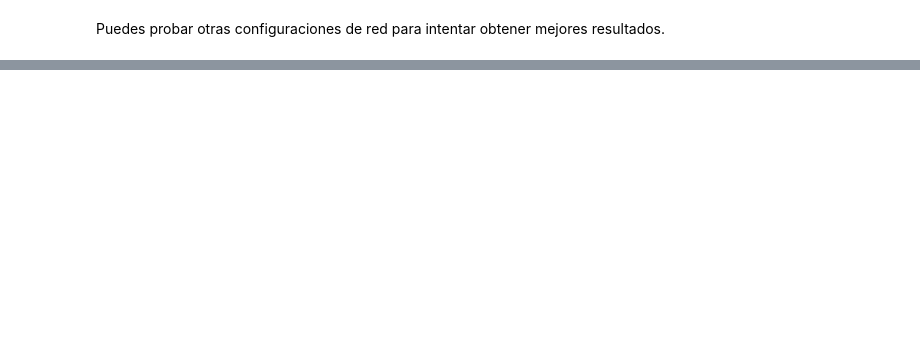
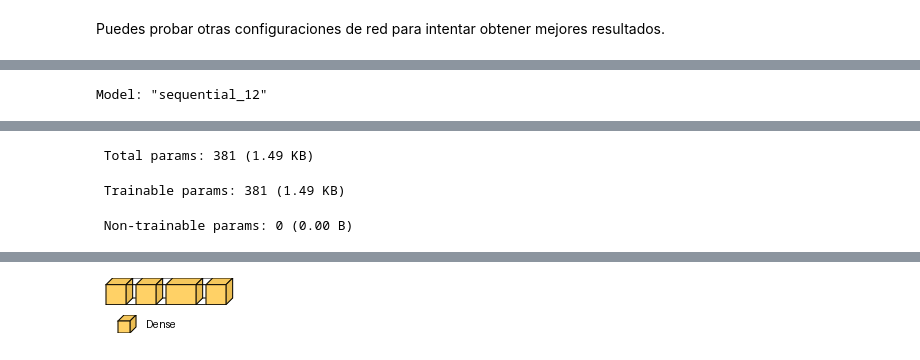
Before and after one commit to fernandopitaalbiac/A19_APDL_01, a Jupyter notebook: 20261122_DL_Regresion_Keras_TF2.ipynb, the cells around one changed output, grey strips where cells are left out. Drawn from its saved outputs; the diff is of its cells as text; code cells hidden in the pictures; blank space fills up the shorter version.

```diff
--- a/20261122_DL_Regresion_Keras_TF2.ipynb
+++ b/20261122_DL_Regresion_Keras_TF2.ipynb
@@ -309,0 +480,68 @@ Puedes probar otras configuraciones de red para intentar obtener mejores resulta
+# %%
+""" SE DEFINE LA RED """
+keras.utils.set_random_seed(seed) # Fijar semilla del keras/tensorflow
+
+n_input = 2      # Celdas en la capa de entrada (variables de entrada)
+n_hidden1 = 10   # Celdas en la capa oculta 1
+n_hidden2 = 10   # Celdas en la capa oculta 2
+n_hidden3 = 20   # Celdas en la capa oculta 3
+n_output = 1     # Celdas en la capa de salida (un valor numérico)
+
+# Definir las capas del modelo
+model = keras.Sequential()
+model.add(keras.layers.Dense(n_hidden1, input_dim=n_input,activation='relu', name="hidden1_layer"))
+model.add(keras.layers.Dense(n_hidden2, input_dim=n_input,activation='relu', name="hidden2_layer"))
+model.add(keras.layers.Dense(n_hidden3, input_dim=n_input,activation='relu', name="hidden3_layer"))
+model.add(keras.layers.Dense(n_output,name="output_layer"))
+
+# Como se puede ver, se crea un modelo secuencial donde cada capa añadida recibe
+# como entrada la salida de la anterior.
+# La dimensión de la entrada siempre se define en la primera capa del modelo
+# (parámetro input_dim) => model.add(Dense(n_hidden1, input_dim=n_input, name="hidden1_layer"))
+
+
+#Existe también una forma "funcional" de crear modelos. En este caso sería:
+# in_layer = Input(shape =(n_input,))
+# hidden_layer = Dense(n_hidden1, name="hidden1_layer",activation='relu')(in_layer)
+# out_layer = Dense(n_output, name="out_layer")(hidden_layer)
+#
+# model = Model(inputs = [in_layer], outputs = [out_layer])
+
+""" SE DEFINE EL MODELO """
+
+# Learning rate del modelo. Es el alpha que multiplicará a la derivada cuando
+# se va a hacer la modificación de los parámetros que se aprenden. En el vídeo
+# del "Descenso del gradiente" se explica su función
+learning_rate = 0.001
+
+# Definir el optimizador a utilizar (SGD, descenso del gradiente estocástico)
+sgd = keras.optimizers.SGD(learning_rate=learning_rate)
+
+# Compilar el modelo indicando la función de pérdida (loss) y el optimizador
+model.compile(loss='mean_squared_error', optimizer=sgd)
+
+""" SE VISUALIZA EL MODELO """
+
+# Imprimir en modo texto finalmente el resumen/arquitectura de nuestro modelo
+# Esta información permite conocer el número de parámetros que se han de aprender
+print(model.summary())
+
+# Obtener un fichero con la representación gráfica del modelo
+keras.utils.plot_model(model, to_file='model_fpa.png')
+# Después de ejecutar esta línea se genera el fichero 'model.png'. Para poder
+# verlo, tienes que ir a la parte izquierda, acceder a la pestaña 'Archivos' y
+# 'actualizar', aparecerá entonces el archivo y podrás verlo (doble click sobre
+# el fichero 'model.png' o click con el botón derecho para descargarlo)
+
+
+# 1. Instalar la librería (solo la primera vez)
+!pip install visualkeras
+
+# 2. Importar y generar la imagen
+import visualkeras
+from PIL import ImageFont
+
+# Genera la imagen con las neuronas dibujadas
+visualkeras.layered_view(model, legend=True, to_file='red_visual_fpa.png')
+# %% [output]
+Model: "sequential_12"
@@ -309,0 +559,3 @@ Puedes probar otras configuraciones de red para intentar obtener mejores resulta
+ Total params: 381 (1.49 KB)
+ Trainable params: 381 (1.49 KB)
+ Non-trainable params: 0 (0.00 B)
@@ -309,0 +567 @@ Puedes probar otras configuraciones de red para intentar obtener mejores resulta
+[figure, added]
```
Also changed, not shown: parts of 17 cells of this notebook.
